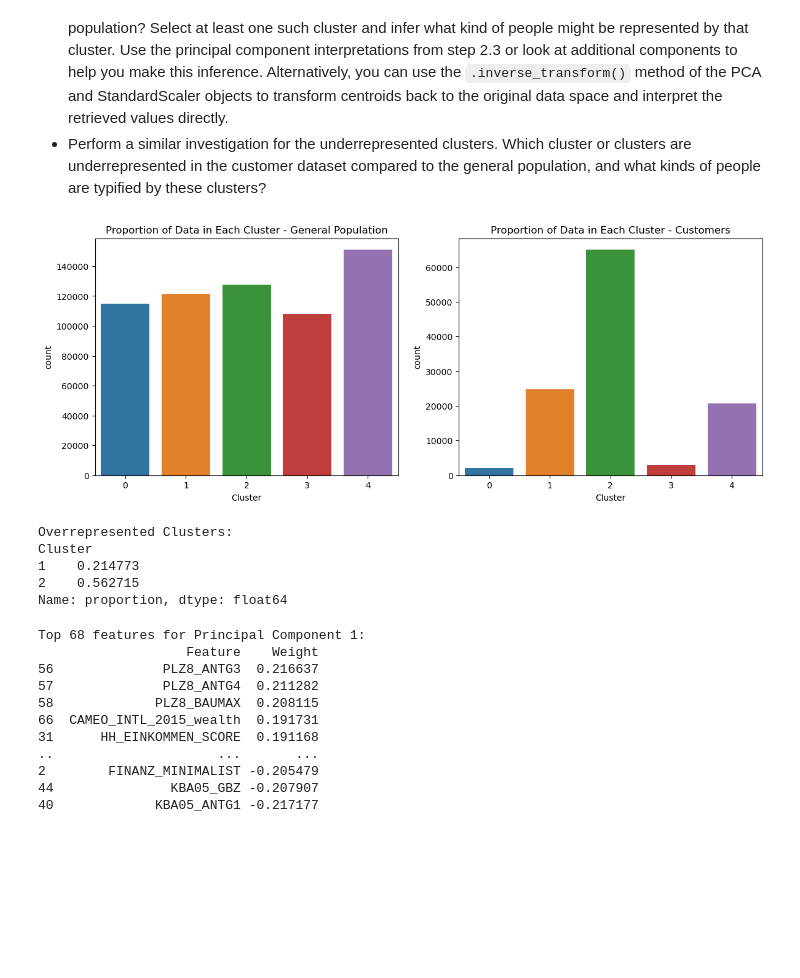
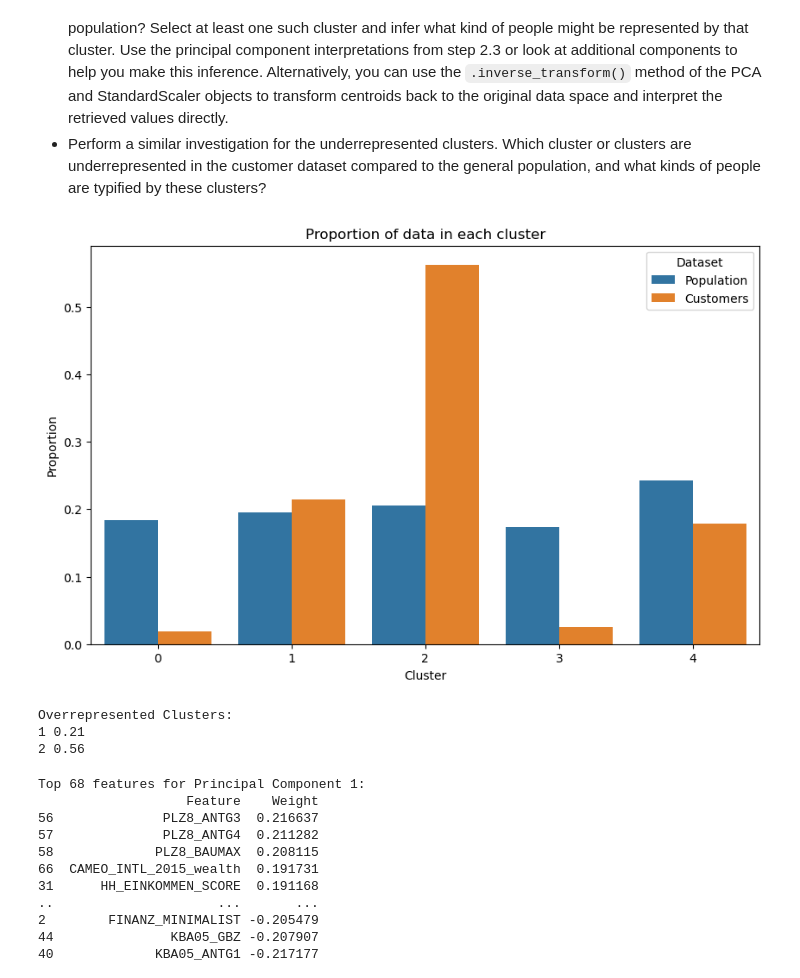
Before and after one commit to KyleNelsen/udacitysupervisedlearning-p2, a Jupyter notebook: Identify_Customer_Segments.ipynb, the cells around one changed output. Cells and saved outputs as stored; diff of their text form; code cells hidden in the pictures; blank space fills up the shorter version.

```diff
--- a/Identify_Customer_Segments.ipynb
+++ b/Identify_Customer_Segments.ipynb
@@ -309,7 +309,7 @@ plt.show()
 # %%
 # Write code to divide the data into two subsets based on the number of missing
 # values in each row.
-threshold = 5
+threshold = 20
 # Create two subsets based on the threshold
 subset_with_few_missing = azdias_copy[azdias_missing_row <= threshold]
 subset_with_many_missing = azdias_copy[azdias_missing_row > threshold]
@@ -705,7 +705,7 @@ Number of components to retain: 44
 # %%
 # Re-apply PCA to the data while selecting for number of components to retain.
 pca_reduced = PCA(n_components=44, random_state=42)
-pca_reduced.fit_transform(azdias_cleaned)
+pca_reduced.fit(azdias_cleaned)
 pca_population = pca_reduced.transform(azdias_cleaned)
 print("Cumulative explained variance ratio: ", np.sum(pca_reduced.explained_variance_ratio_))
 # %% [output]
@@ -929,47 +929,48 @@ Take a look at the following points in this step:
 # %%
 # Compare the proportion of data in each cluster for the customer data to the
 # proportion of data in each cluster for the general population.
 
 # Combine cluster assignments with the respective datasets
 customers_cleaned['Cluster'] = customers_clusters
 azdias_cleaned['Cluster'] = cluster_assignments
 
-# Plot the proportion of data in each cluster for the general population
-plt.figure(figsize=(14, 5))
-plt.subplot(1, 2, 1)
-sns.countplot(x='Cluster', data=azdias_cleaned)
-plt.title('Proportion of Data in Each Cluster - General Population')
+general_counts = np.bincount(cluster_assignments)
+customer_counts = np.bincount(customers_clusters)
 
-# Plot the proportion of data in each cluster for the customer data
-plt.subplot(1, 2, 2)
-sns.countplot(x='Cluster', data=customers_cleaned)
-plt.title('Proportion of Data in Each Cluster - Customers')
+general_cluster_proportions = general_counts / general_counts.sum()
+customer_cluster_proportions = customer_counts / customer_counts.sum()
 
+proportions_df = pd.DataFrame({
+    'Cluster': np.arange(len(general_cluster_proportions)),
+    'Population': general_cluster_proportions,
+    'Customers': customer_cluster_proportions
+})
+
+proportions_melted = proportions_df.melt(id_vars='Cluster', var_name='Dataset', value_name='Proportion')
+
+# What kinds of people are part of a cluster that is overrepresented in the
+# customer data compared to the general population?
+
+plt.figure(figsize=(10,6))
+sns.barplot(x='Cluster', y='Proportion', hue='Dataset', data=proportions_melted)
+plt.title('Proportion of data in each cluster')
 plt.show()
 # %% [output]
-[figure, old version]
+[figure, new version]
-# %%
-# What kinds of people are part of a cluster that is overrepresented in the
-# customer data compared to the general population?
-
-# Calculate proportions for each cluster in the general population
-general_cluster_proportions = azdias_cleaned['Cluster'].value_counts(normalize=True).sort_index()
-
-# Calculate proportions for each cluster in the customer data
-customer_cluster_proportions = customers_cleaned['Cluster'].value_counts(normalize=True).sort_index()
-
-# Identify overrepresented clusters
-overrepresented_clusters = customer_cluster_proportions > general_cluster_proportions
-
-# Print overrepresented clusters
-print("Overrepresented Clusters:")
-print(customer_cluster_proportions[overrepresented_clusters])
-# %% [output]
-Overrepresented Clusters:
-Cluster
-1    0.214773
-2    0.562715
-Name: proportion, dtype: float64
+# %%
+# Identify overrepresented clusters
+overrepresented_clusters = customer_cluster_proportions > general_cluster_proportions
+
+indices_of_overrepresented = np.where(overrepresented_clusters)[0]
+
+# Print overrepresented clusters
+print("Overrepresented Clusters:")
+for idx in indices_of_overrepresented:
+    print(f"{idx} {customer_cluster_proportions[idx]:.2f}")
+# %% [output]
+Overrepresented Clusters:
+1 0.21
+2 0.56
 # %%
 # DF without Cluster to work with top_features function
 customers_cleaned_without_cluster = customers_cleaned.drop('Cluster', axis=1)
```
Also changed, not shown: parts of 7 cells of this notebook.
